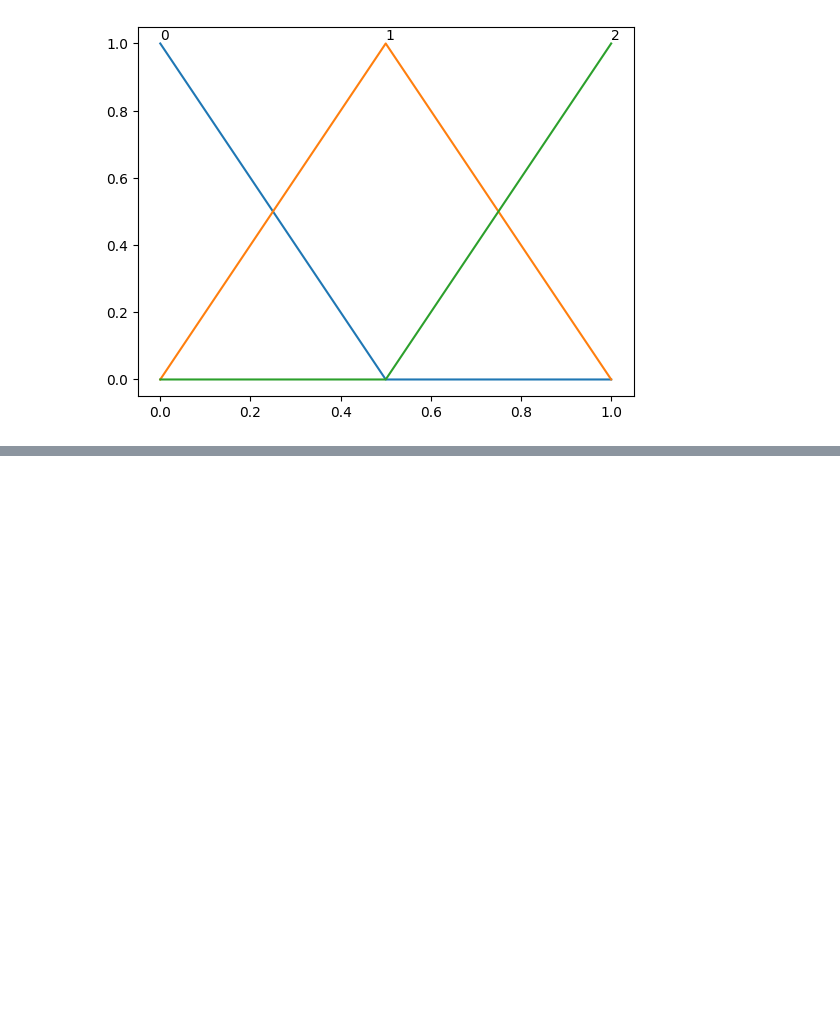
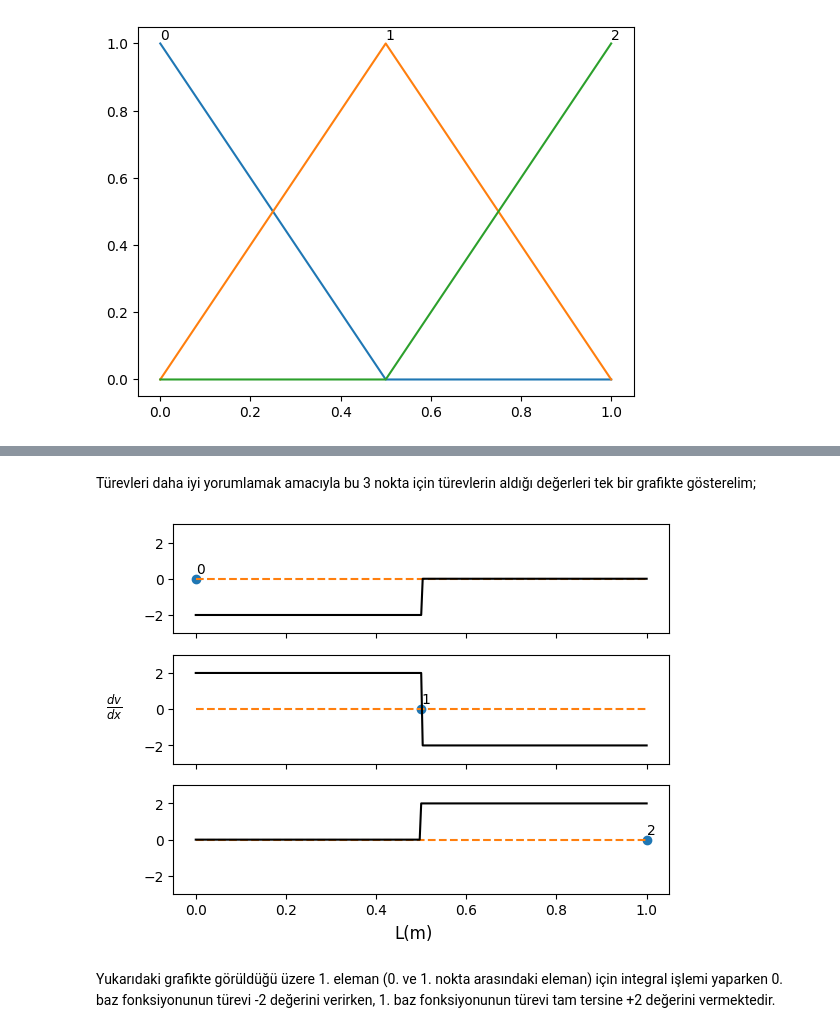
Before and after one commit to seatemelleri/SEA-Temelleri, a Jupyter notebook: Dersler/4_d.ipynb, the cells around one changed output, grey strips where cells are left out. Drawn from its saved outputs; the diff is of its cells as text; code cells hidden in the pictures; blank space fills up the shorter version.

```diff
--- a/Dersler/4_d.ipynb
+++ b/Dersler/4_d.ipynb
@@ -128,6 +100,0 @@ def dv_dx(mesh, nokta):
-# %%
-nokta = 0
-dv, şekil_mesh = dv_dx(mesh, nokta)
-plt.plot([0,mesh.L],[0,0],'--') # Düz bir çizgi çizelim.
-plt.plot(şekil_mesh.koordinatlar, dv)
-plt.text(mesh.koordinatlar[nokta]+0.01,0.04,str(nokta))
@@ -153,0 +113,22 @@ Yukarıdaki grafikte görüldüğü üzere 1. eleman (0. ve 1. nokta arasındaki
+# %%
+uzunluk = 1
+eleman_sayisi = 2
+mesh = TekBoyutluMesh(uzunluk, eleman_sayisi)
+
+def dv_dx(mesh, nokta):
+    # Bu fonksiyonu cizdirebilmek icin şekil fonksiyonlarına ait yeni mesh kullanalim:
+    baz_mesh = TekBoyutluMesh(mesh.L, mesh.NS*100)
+
+    dv_dizi = np.zeros(şekil_mesh.NS)
+    for nokta_indisi, baz_nokta in enumerate(baz_mesh.koordinatlar):
+
+        if  baz_nokta >= mesh.koordinatlar[nokta-1] and baz_nokta <= mesh.koordinatlar[nokta]:
+            dv_dizi[nokta_indisi] = (1)/(mesh.h)
+
+        elif  baz_nokta >= mesh.koordinatlar[nokta] and baz_nokta <= mesh.koordinatlar[nokta+1]:
+            dv_dizi[nokta_indisi] = (-1)/(mesh.h)
+
+        else:
+            dv_dizi[nokta_indisi] = 0
+
+    return dv_dizi, baz_mesh
@@ -153,0 +137,6 @@ Yukarıdaki grafikte görüldüğü üzere 1. eleman (0. ve 1. nokta arasındaki
+# %%
+nokta = 0
+dv, baz_mesh = dv_dx(mesh, nokta)
+plt.plot([0,mesh.L],[0,0],'--') # Düz bir çizgi çizelim.
+plt.plot(baz_mesh.koordinatlar, dv)
+plt.text(mesh.koordinatlar[nokta]+0.01,0.04,str(nokta))
@@ -153,0 +146,17 @@ Yukarıdaki grafikte görüldüğü üzere 1. eleman (0. ve 1. nokta arasındaki
+# %% [markdown]
+Türevleri daha iyi yorumlamak amacıyla bu 3 nokta için türevlerin aldığı değerleri tek bir grafikte gösterelim;
+# %%
+fig, ax = plt.subplots(3, 1, sharex=True)
+fig.supxlabel('L(m)') # x ekseninin başlığı
+fig.supylabel(r'$\frac{dv}{dx}$', rotation=0) # y ekseninin başlığı
+for nokta in range(mesh.NS):
+    dv, baz_mesh = dv_dx(mesh, nokta)
+    ax[nokta].plot(mesh.koordinatlar[nokta],0, "o-") # Noktayi gösterelim.
+    ax[nokta].text(mesh.koordinatlar[nokta],0.3,str(nokta))
+    ax[nokta].plot([0,mesh.L],[0,0],'--') # Düz bir çizgi çizelim.
+    ax[nokta].plot(baz_mesh.koordinatlar, dv, '-k') # Türevin aldığı değerleri gösterelim
+    ax[nokta].set_ylim(-3,3) # y ekseninin minimum ve maksimum değerlerini değiştirelim.
+# %% [output]
+[figure, added]
+# %% [markdown]
+Yukarıdaki grafikte görüldüğü üzere 1. eleman (0. ve 1. nokta arasındaki eleman) için integral işlemi yaparken 0. baz fonksiyonunun türevi -2 değerini verirken, 1. baz fonksiyonunun türevi tam tersine +2 değerini vermektedir.
```
Also changed, not shown: parts of 20 cells of this notebook.
